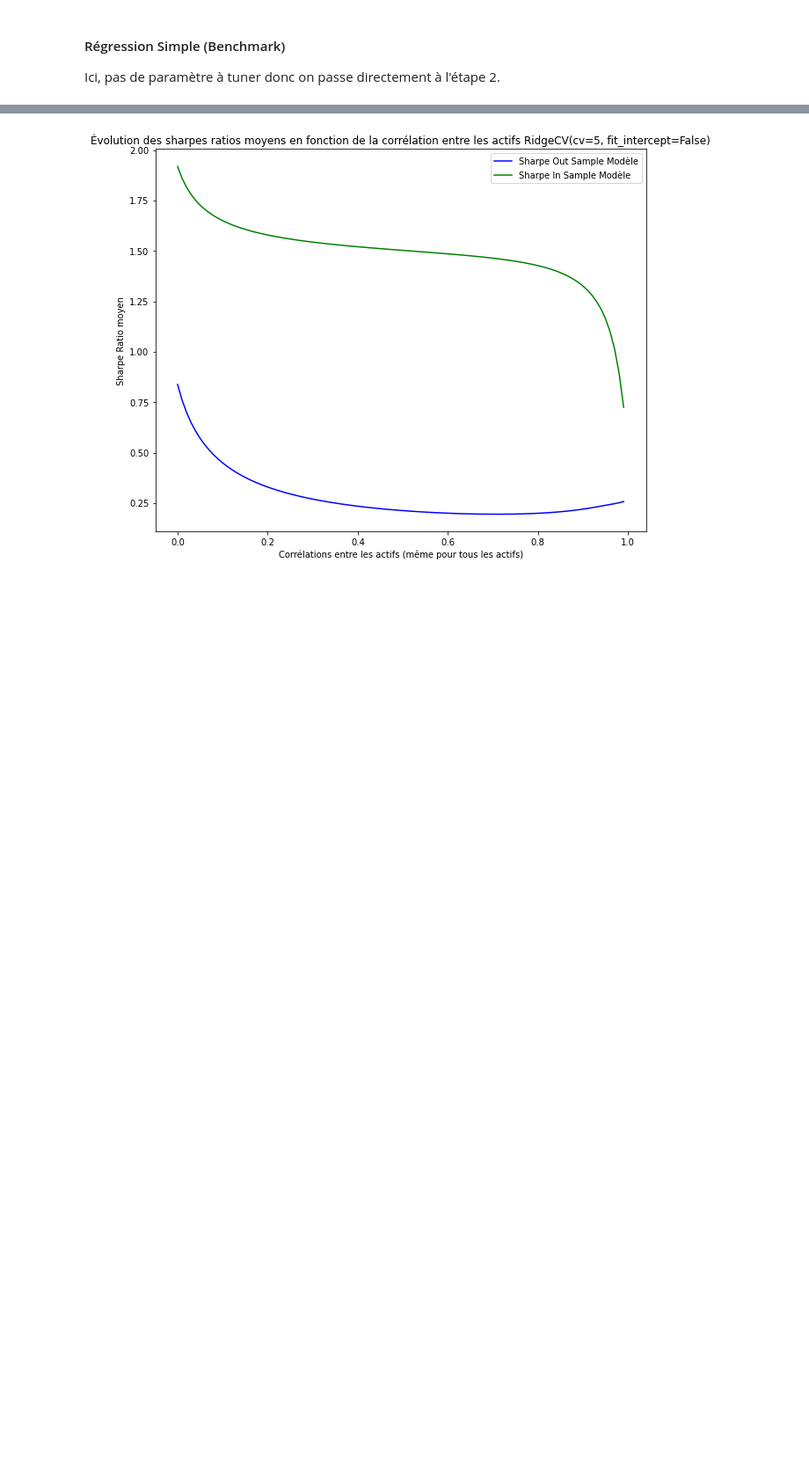
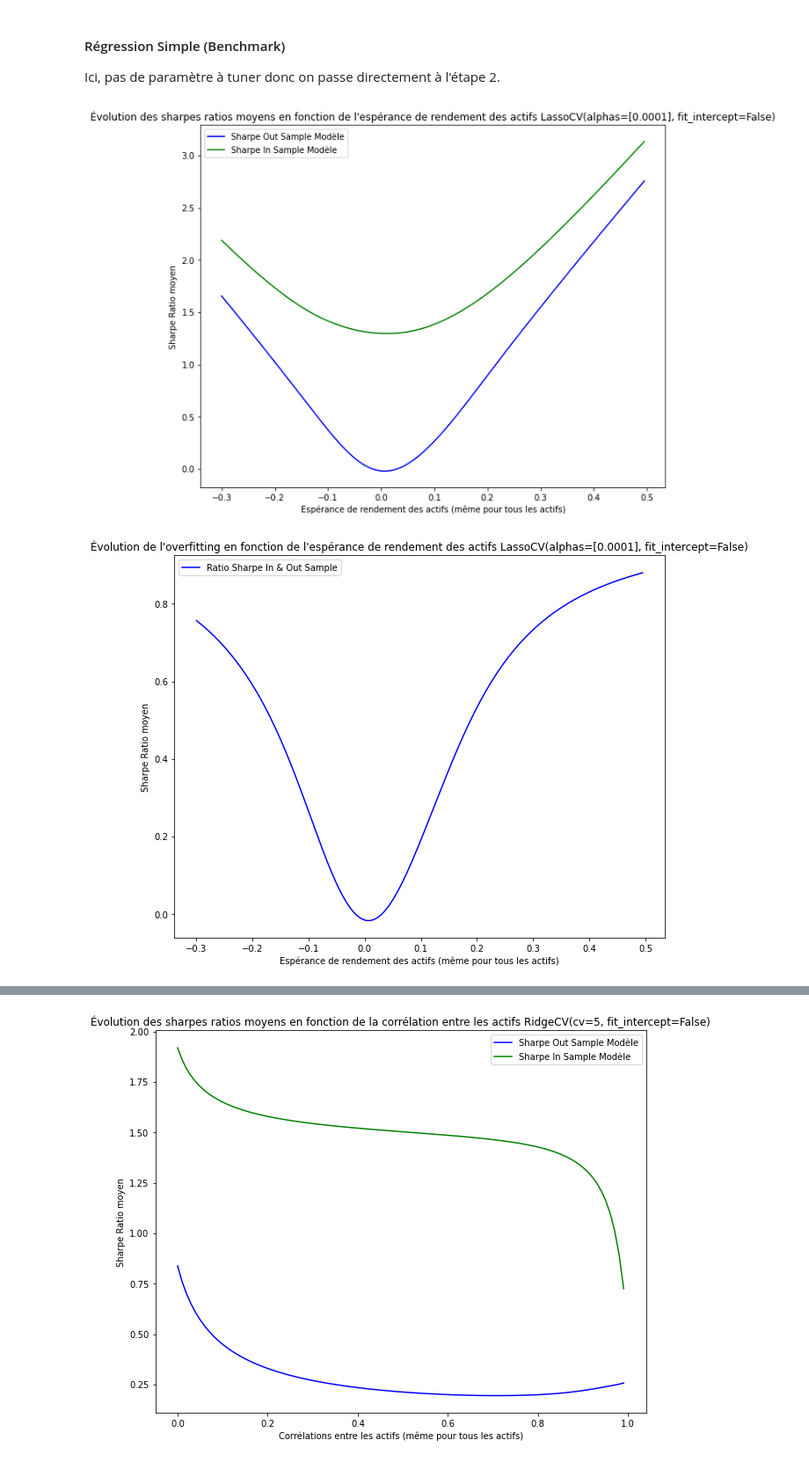
Before and after one commit to PyTomSss/StatApp_M1_ENSAE, a Jupyter notebook: Test_Linear_Models/Linear_Models_Without_Signals.ipynb, the cells around one changed output, grey strips where cells are left out. Shown at 88% size. Drawn from its saved outputs; the diff is of its cells as text; code cells hidden in the pictures; blank space fills up the shorter version.

```diff
--- a/Test_Linear_Models/Linear_Models_Without_Signals.ipynb
+++ b/Test_Linear_Models/Linear_Models_Without_Signals.ipynb
@@ -64,5 +64,8 @@ Seulement dans un second temps, on testera avec des vecteurs d'actifs qui ont de
 
 Ici, pas de paramètre à tuner donc on passe directement à l'étape 2.
 # %%
-test_linear_model(5,0.5, LassoCV(fit_intercept = False, cv = 5), K = 15)
+test_linear_model(5,0.5, LassoCV(fit_intercept = False, alphas = [0.0001]), K = 15)
+# %% [output]
+[figure, added]
+[figure, added]
 # %%
```
Also changed, not shown: parts of 5 cells of this notebook.
